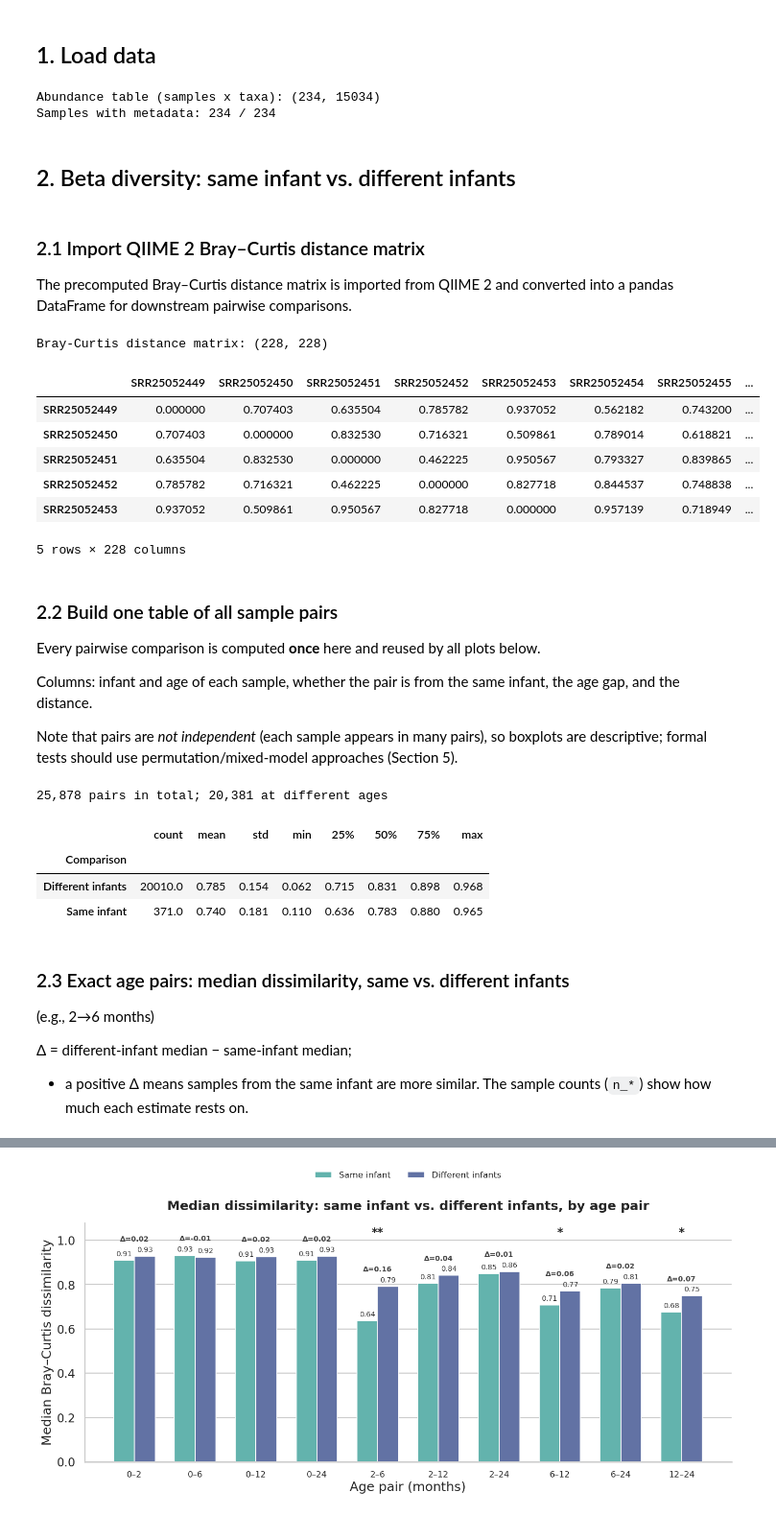
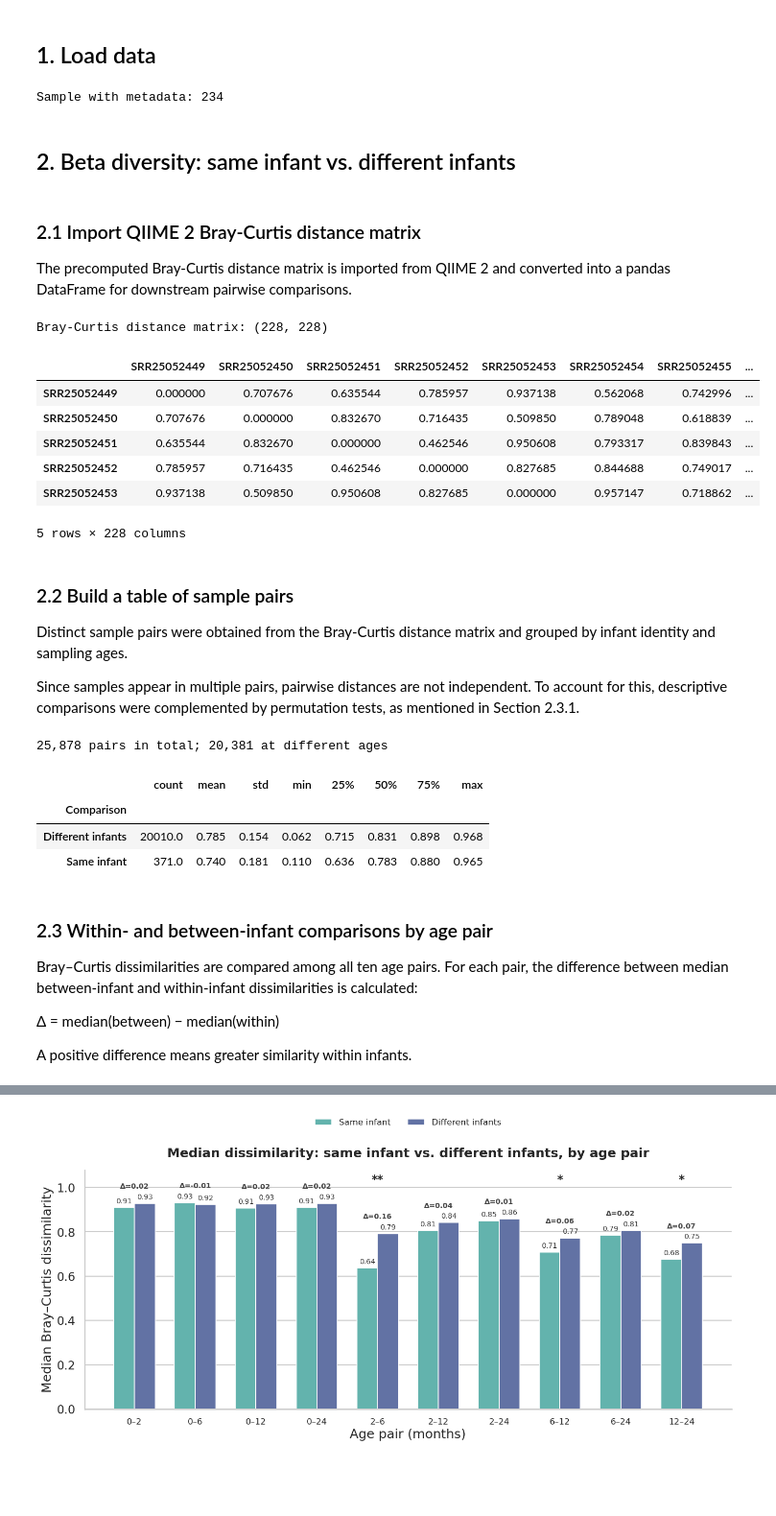
Before and after one commit to tpayer-eng/MicroOdyssey_clean, a Jupyter notebook: scripts/04_longitudinal analysis/Beta_diversity_braycurtis_longitudinal.ipynb, the cells around one changed output, grey strips where cells are left out. Shown at 96% size. Drawn from its saved outputs; the diff is of its cells as text; code cells hidden in the pictures; blank space fills up the shorter version.

```diff
--- a/scripts/04_longitudinal analysis/Beta_diversity_braycurtis_longitudinal.ipynb
+++ b/scripts/04_longitudinal analysis/Beta_diversity_braycurtis_longitudinal.ipynb
@@ -56,48 +49,37 @@ def save_fig(name):
 # Sample metadata
 meta = pd.read_csv(metadata_dir / "metadata.tsv", sep="\t", index_col=0)
 
-# Taxonomic abundance table (Bracken): samples x taxa
-biom_table = q2.Artifact.load(project_dir / "output" / "02_taxonomicclassification" / "bracken-table.qza").view(biom.Table)
-
-abundance = biom_table.to_dataframe(dense=True).T
-
-print("Abundance table (samples x taxa):", abundance.shape)
-print("Samples with metadata:", abundance.index.isin(meta.index).sum(), "/", len(abundance))
+print("Sample with metadata:", len(meta))
 # %% [output]
-Abundance table (samples x taxa): (234, 15034)
-Samples with metadata: 234 / 234
+Sample with metadata: 234
 # %% [markdown]
 ## 2. Beta diversity: same infant vs. different infants
 # %% [markdown]
-### 2.1 Import QIIME 2 Bray–Curtis distance matrix
+### 2.1 Import QIIME 2 Bray-Curtis distance matrix
 
-The precomputed Bray–Curtis distance matrix is imported
+The precomputed Bray-Curtis distance matrix is imported
 from QIIME 2 and converted into a pandas DataFrame
 for downstream pairwise comparisons.
 # %%
-bray = q2.Artifact.load(diversity_dir / "bray_curtis_distance_matrix.qza").view(DistanceMatrix).to_data_frame()
+bray = q2.Artifact.load(diversity_dir /"core-metrics-results"/ "bray_curtis_distance_matrix.qza").view(DistanceMatrix).to_data_frame()
 
 print("Bray-Curtis distance matrix:", bray.shape)
 display(bray.head())
 # %% [output]
 Bray-Curtis distance matrix: (228, 228)
 |  | SRR25052449 | SRR25052450 | SRR25052451 | SRR25052452 | SRR25052453 | SRR25052454 | SRR25052455 | ... |
-| SRR25052449 | 0.000000 | 0.707403 | 0.635504 | 0.785782 | 0.937052 | 0.562182 | 0.743200 | ... |
-| SRR25052450 | 0.707403 | 0.000000 | 0.832530 | 0.716321 | 0.509861 | 0.789014 | 0.618821 | ... |
-| SRR25052451 | 0.635504 | 0.832530 | 0.000000 | 0.462225 | 0.950567 | 0.793327 | 0.839865 | ... |
-| SRR25052452 | 0.785782 | 0.716321 | 0.462225 | 0.000000 | 0.827718 | 0.844537 | 0.748838 | ... |
-| SRR25052453 | 0.937052 | 0.509861 | 0.950567 | 0.827718 | 0.000000 | 0.957139 | 0.718949 | ... |
+| SRR25052449 | 0.000000 | 0.707676 | 0.635544 | 0.785957 | 0.937138 | 0.562068 | 0.742996 | ... |
+| SRR25052450 | 0.707676 | 0.000000 | 0.832670 | 0.716435 | 0.509850 | 0.789048 | 0.618839 | ... |
+| SRR25052451 | 0.635544 | 0.832670 | 0.000000 | 0.462546 | 0.950608 | 0.793317 | 0.839843 | ... |
+| SRR25052452 | 0.785957 | 0.716435 | 0.462546 | 0.000000 | 0.827685 | 0.844688 | 0.749017 | ... |
+| SRR25052453 | 0.937138 | 0.509850 | 0.950608 | 0.827685 | 0.000000 | 0.957147 | 0.718862 | ... |
 5 rows × 228 columns
 # %% [markdown]
-### 2.2 Build one table of all sample pairs
-Every pairwise comparison is computed **once** here and reused by all plots below.
+### 2.2 Build a table of sample pairs
 
-Columns:
-infant and age of each sample, whether the pair is from the same infant, the age gap, and the distance.
+Distinct sample pairs were obtained from the Bray-Curtis distance matrix and grouped by infant identity and sampling ages.
 
-
-Note that pairs are *not independent* (each sample appears in many pairs), so boxplots are descriptive;
-formal tests should use permutation/mixed-model approaches (Section 5).
+Since samples appear in multiple pairs, pairwise distances are not independent. To account for this, descriptive comparisons were complemented by permutation tests, as mentioned in Section 2.3.1.
 # %%
 # keep samples that are in the distance matrix and have complete metadata
 info = meta.loc[bray.index.intersection(meta.index), ["host_id", "age_months"]].dropna()
@@ -133,8 +114,10 @@ display(pairs.groupby("Comparison")["Bray_Curtis"].describe().round(3))
 | Different infants | 20010.0 | 0.785 | 0.154 | 0.062 | 0.715 | 0.831 | 0.898 | 0.968 |
 | Same infant | 371.0 | 0.740 | 0.181 | 0.110 | 0.636 | 0.783 | 0.880 | 0.965 |
 # %% [markdown]
-### 2.3 Exact age pairs: median dissimilarity, same vs. different infants
-(e.g., 2→6 months)
+### 2.3 Within- and between-infant comparisons by age pair
 
-Δ = different-infant median − same-infant median;
-- a positive Δ means samples from the same infant are more similar. The sample counts (`n_*`) show how much each estimate rests on.
+Bray–Curtis dissimilarities are compared among all ten age pairs. For each pair, the difference between median between-infant and within-infant dissimilarities is calculated:
+
+Δ = median(between) − median(within)
+
+A positive difference means greater similarity within infants.
```
Also changed, not shown: parts of 24 cells of this notebook, 12 other files.
